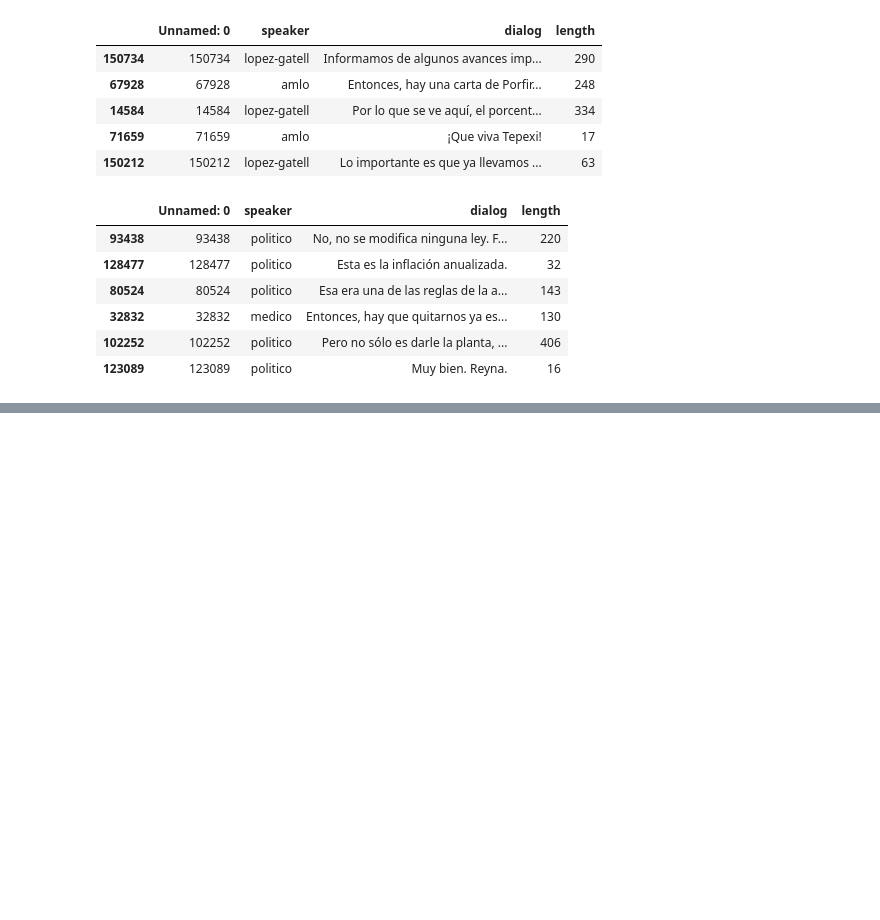
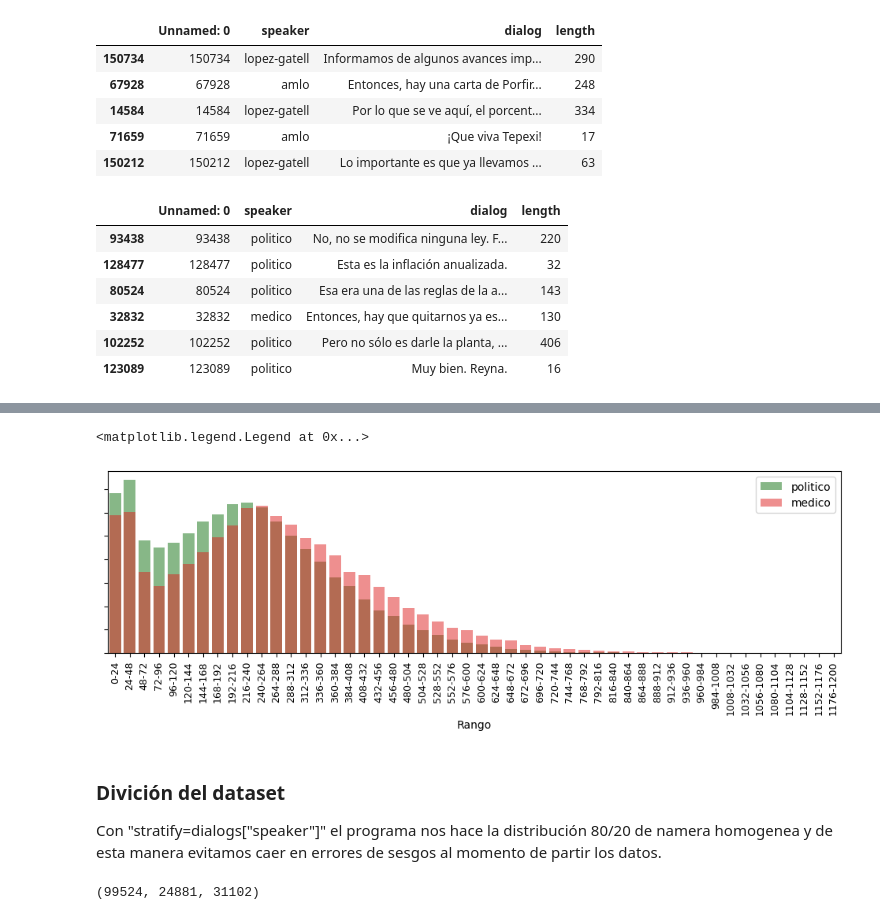
Before and after one commit to chechorios2008/MachileLearning-CasosPracticos., a Jupyter notebook: Notebooks/quienHabla.ipynb, the cells around one changed output, grey strips where cells are left out. Cells and saved outputs as stored; diff of their text form; code cells hidden in the pictures; blank space fills up the shorter version.

```diff
--- a/Notebooks/quienHabla.ipynb
+++ b/Notebooks/quienHabla.ipynb
@@ -40,0 +70,19 @@ dialogs.sample(6)
+# %%
+fig = plt.figure(dpi=100, figsize=(12, 3))
+ax = fig.gca()
+
+for label, color in [("politico", "green"), ("medico", "red")]:
+    lengths = dialogs[dialogs["speaker"] == label]
+    values, bins = np.histogram(lengths["length"], range=(0, 1200), bins=50)
+    y = (bins[1:] + bins[:-1]) / 2
+    sns.barplot(x=y, y=values/ len(lengths), label=label, color=color, ax=ax, alpha=0.5)
+ax.set_xticklabels([f"{int(_y)}-{int(_x)}" for _x,_y in zip(bins[1:], bins[:-1])], rotation=90, fontsize=9)
+ax.set_yticklabels([])
+ax.set_xlabel("Rango")
+ax.legend()
+# %% [output]
+<matplotlib.legend.Legend at 0x...>
+[figure, added]
+# %% [markdown]
+<h3> Divición del dataset </h3>
+<p> Con "stratify=dialogs["speaker"]" el programa nos hace la distribución 80/20 de namera homogenea y de esta manera evitamos caer en errores de sesgos al momento de partir los datos.</p>
@@ -40,0 +91,6 @@ dialogs.sample(6)
+# %%
+rest, test = train_test_split(dialogs, test_size=0.2, stratify=dialogs["speaker"], random_state=40)
+train, val = train_test_split(rest, test_size=0.2, stratify=rest["speaker"])
+len(train), len(val), len(test)
+# %% [output]
+(99524, 24881, 31102)
```
Also changed, not shown: parts of 44 cells of this notebook.
